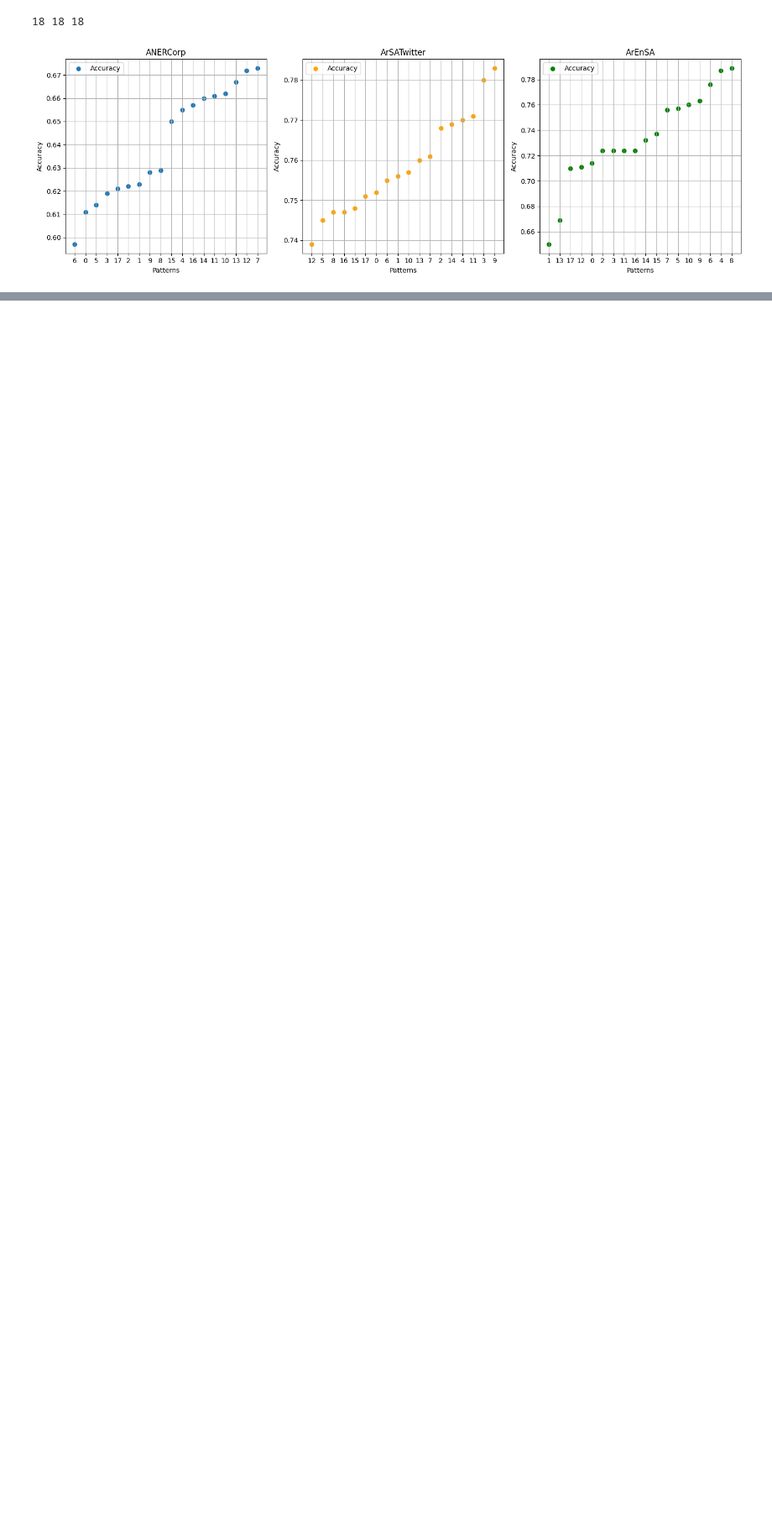
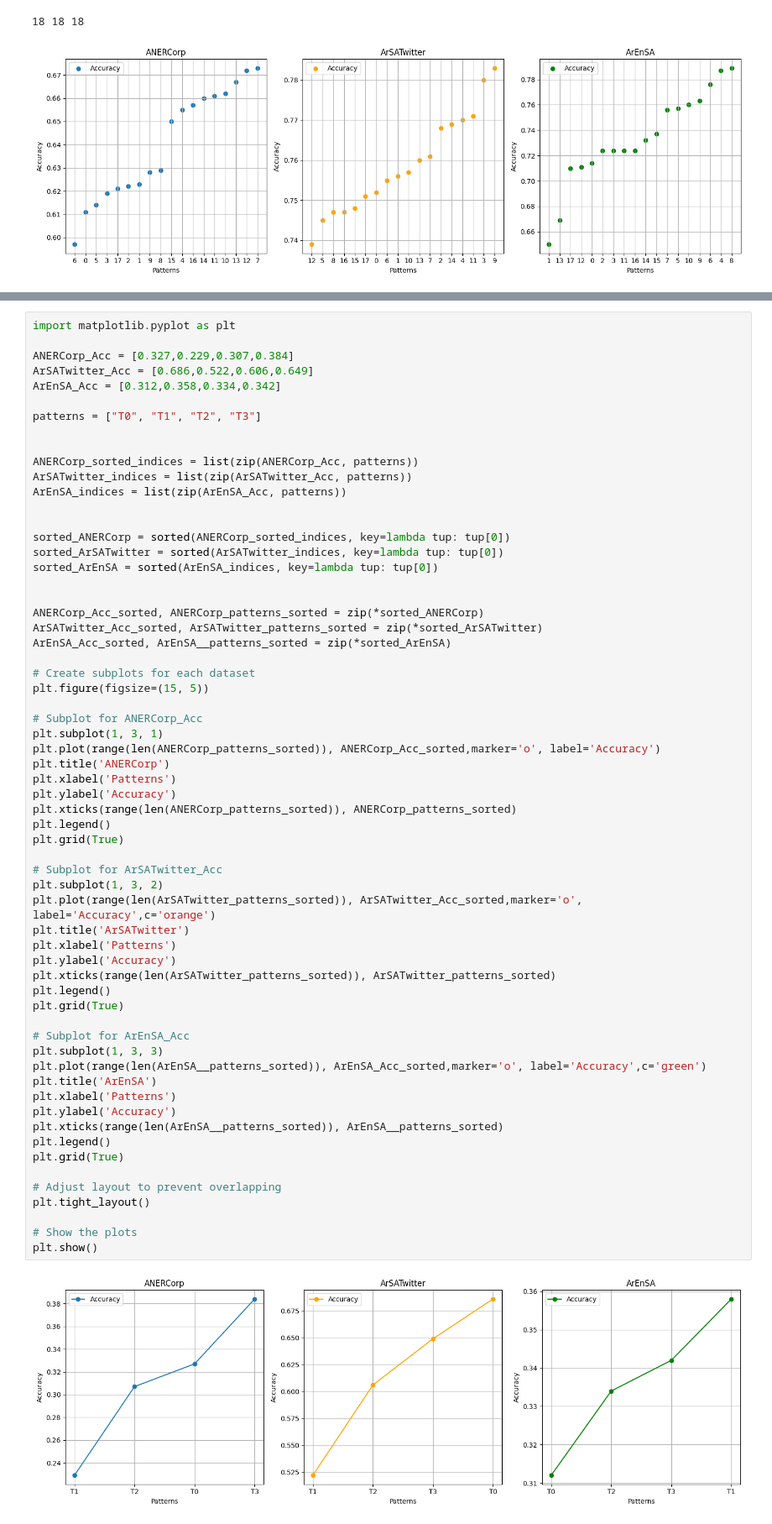
Before and after one commit to moeyad7/Thesis_Data, a Jupyter notebook: thesis-plots.ipynb, the cells around one changed output, grey strips where cells are left out. Shown at 84% size. Drawn from its saved outputs; the diff is of its cells as text; blank space fills up the shorter version.

```diff
--- a/thesis-plots.ipynb
+++ b/thesis-plots.ipynb
@@ -1309,0 +1383,64 @@ plt.show()
+# %%
+import matplotlib.pyplot as plt
+
+ANERCorp_Acc = [0.327,0.229,0.307,0.384]
+ArSATwitter_Acc = [0.686,0.522,0.606,0.649]
+ArEnSA_Acc = [0.312,0.358,0.334,0.342]
+
+patterns = ["T0", "T1", "T2", "T3"]
+
+
+ANERCorp_sorted_indices = list(zip(ANERCorp_Acc, patterns))
+ArSATwitter_indices = list(zip(ArSATwitter_Acc, patterns))
+ArEnSA_indices = list(zip(ArEnSA_Acc, patterns))
+
+
+sorted_ANERCorp = sorted(ANERCorp_sorted_indices, key=lambda tup: tup[0])
+sorted_ArSATwitter = sorted(ArSATwitter_indices, key=lambda tup: tup[0])
+sorted_ArEnSA = sorted(ArEnSA_indices, key=lambda tup: tup[0])
+
+
+ANERCorp_Acc_sorted, ANERCorp_patterns_sorted = zip(*sorted_ANERCorp)
+ArSATwitter_Acc_sorted, ArSATwitter_patterns_sorted = zip(*sorted_ArSATwitter)
+ArEnSA_Acc_sorted, ArEnSA__patterns_sorted = zip(*sorted_ArEnSA)
+
+# Create subplots for each dataset
+plt.figure(figsize=(15, 5))
+
+# Subplot for ANERCorp_Acc
+plt.subplot(1, 3, 1)
+plt.plot(range(len(ANERCorp_patterns_sorted)), ANERCorp_Acc_sorted,marker='o', label='Accuracy')
+plt.title('ANERCorp')
+plt.xlabel('Patterns')
+plt.ylabel('Accuracy')
+plt.xticks(range(len(ANERCorp_patterns_sorted)), ANERCorp_patterns_sorted)
+plt.legend()
+plt.grid(True)
+
+# Subplot for ArSATwitter_Acc
+plt.subplot(1, 3, 2)
+plt.plot(range(len(ArSATwitter_patterns_sorted)), ArSATwitter_Acc_sorted,marker='o', label='Accuracy',c='orange')
+plt.title('ArSATwitter')
+plt.xlabel('Patterns')
+plt.ylabel('Accuracy')
+plt.xticks(range(len(ArSATwitter_patterns_sorted)), ArSATwitter_patterns_sorted)
+plt.legend()
+plt.grid(True)
+
+# Subplot for ArEnSA_Acc
+plt.subplot(1, 3, 3)
+plt.plot(range(len(ArEnSA__patterns_sorted)), ArEnSA_Acc_sorted,marker='o', label='Accuracy',c='green')
+plt.title('ArEnSA')
+plt.xlabel('Patterns')
+plt.ylabel('Accuracy')
+plt.xticks(range(len(ArEnSA__patterns_sorted)), ArEnSA__patterns_sorted)
+plt.legend()
+plt.grid(True)
+
+# Adjust layout to prevent overlapping
+plt.tight_layout()
+
+# Show the plots
+plt.show()
+# %% [output]
+[figure, added]
```
Also changed, not shown: parts of 6 cells of this notebook, 5 other files.
